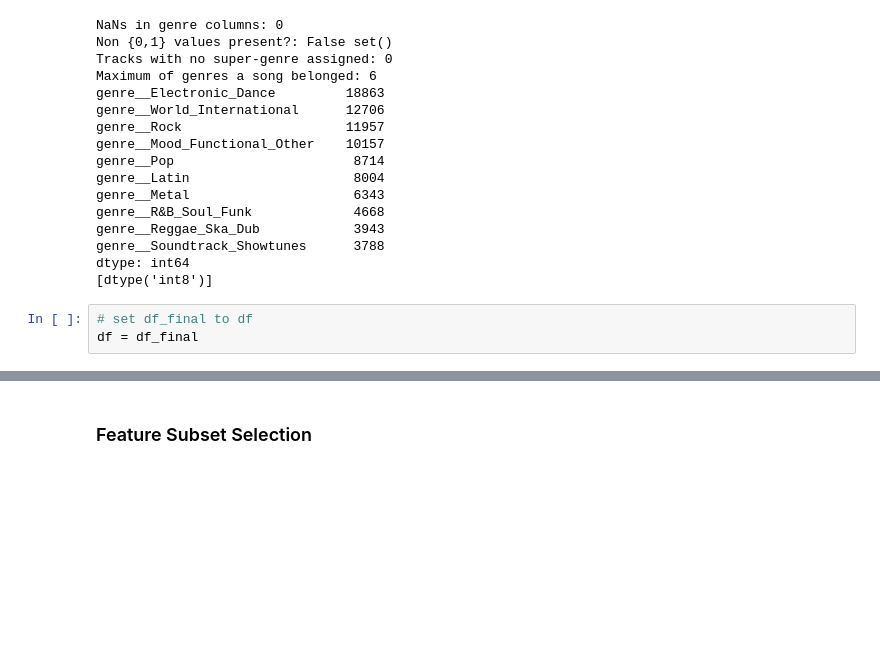
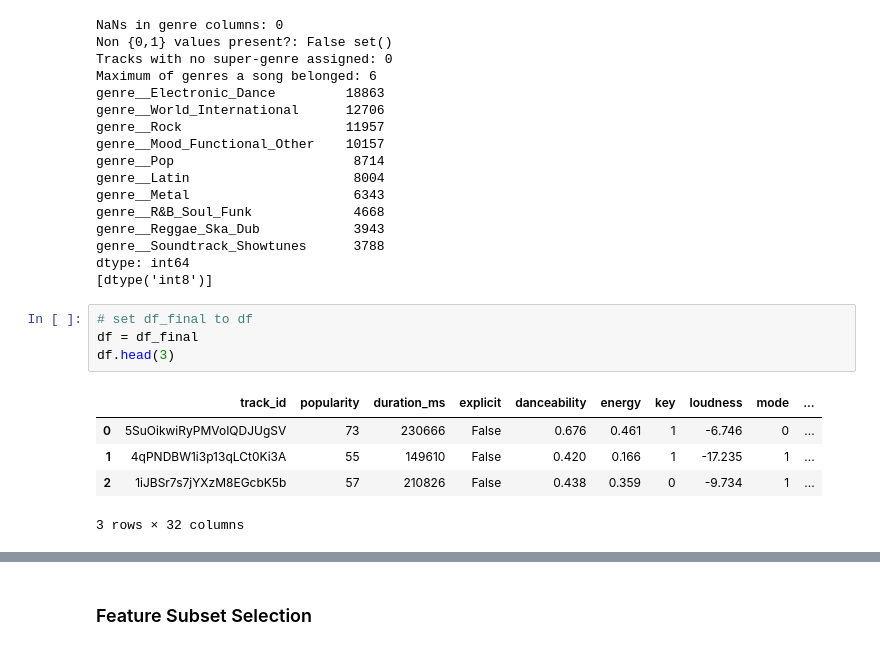
Before and after one commit to clara-opp/datamining_group12, a Jupyter notebook: Preprocessing.ipynb, the cells around one changed output, grey strips where cells are left out. Cells and saved outputs as stored; diff of their text form; blank space fills up the shorter version.

```diff
--- a/Preprocessing.ipynb
+++ b/Preprocessing.ipynb
@@ -370,3 +325,10 @@ dtype: int64
 # %%
 # set df_final to df
 df = df_final
+df.head(3)
+# %% [output]
+|  | track_id | popularity | duration_ms | explicit | danceability | energy | key | loudness | mode | ... |
+| 0 | 5SuOikwiRyPMVoIQDJUgSV | 73 | 230666 | False | 0.676 | 0.461 | 1 | -6.746 | 0 | ... |
+| 1 | 4qPNDBW1i3p13qLCt0Ki3A | 55 | 149610 | False | 0.420 | 0.166 | 1 | -17.235 | 1 | ... |
+| 2 | 1iJBSr7s7jYXzM8EGcbK5b | 57 | 210826 | False | 0.438 | 0.359 | 0 | -9.734 | 1 | ... |
+3 rows × 32 columns
```
Also changed, not shown: parts of 21 cells of this notebook, 2 other files.
